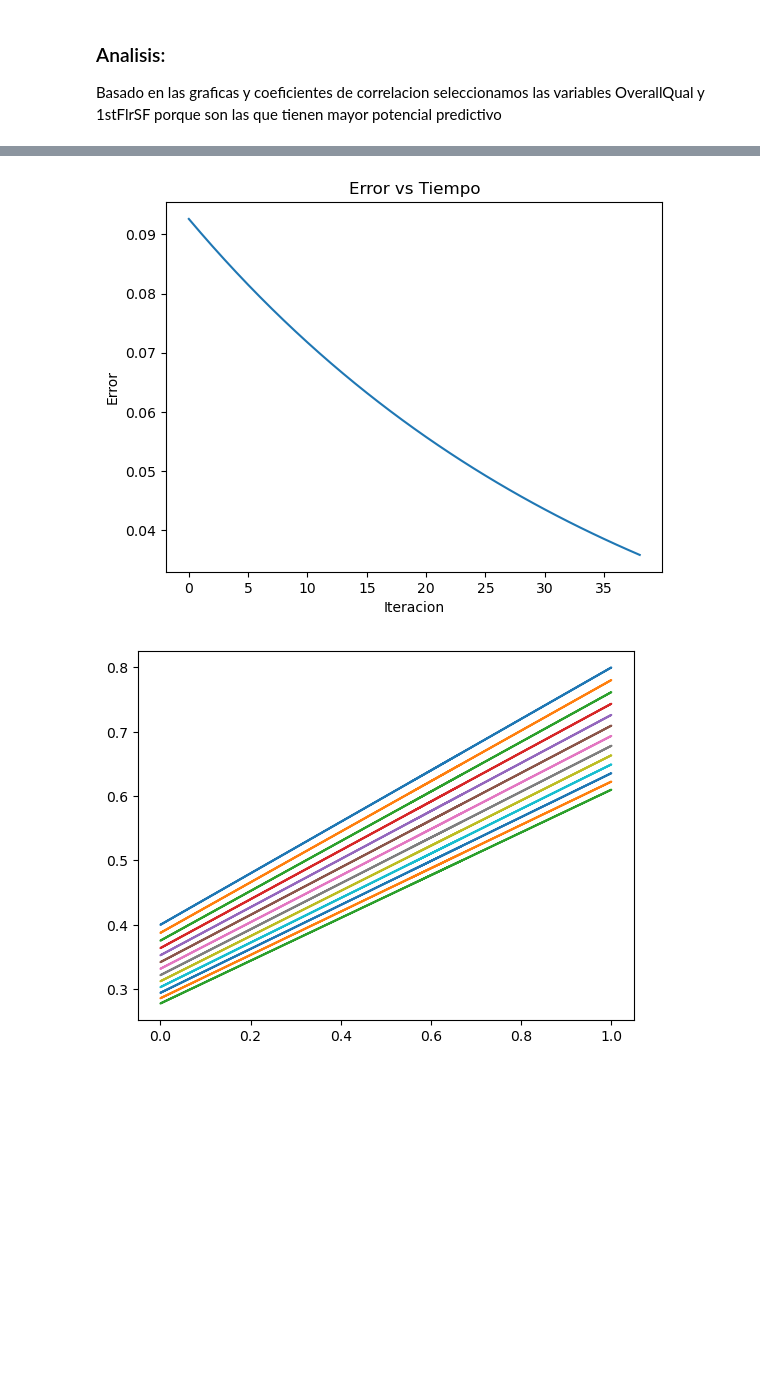
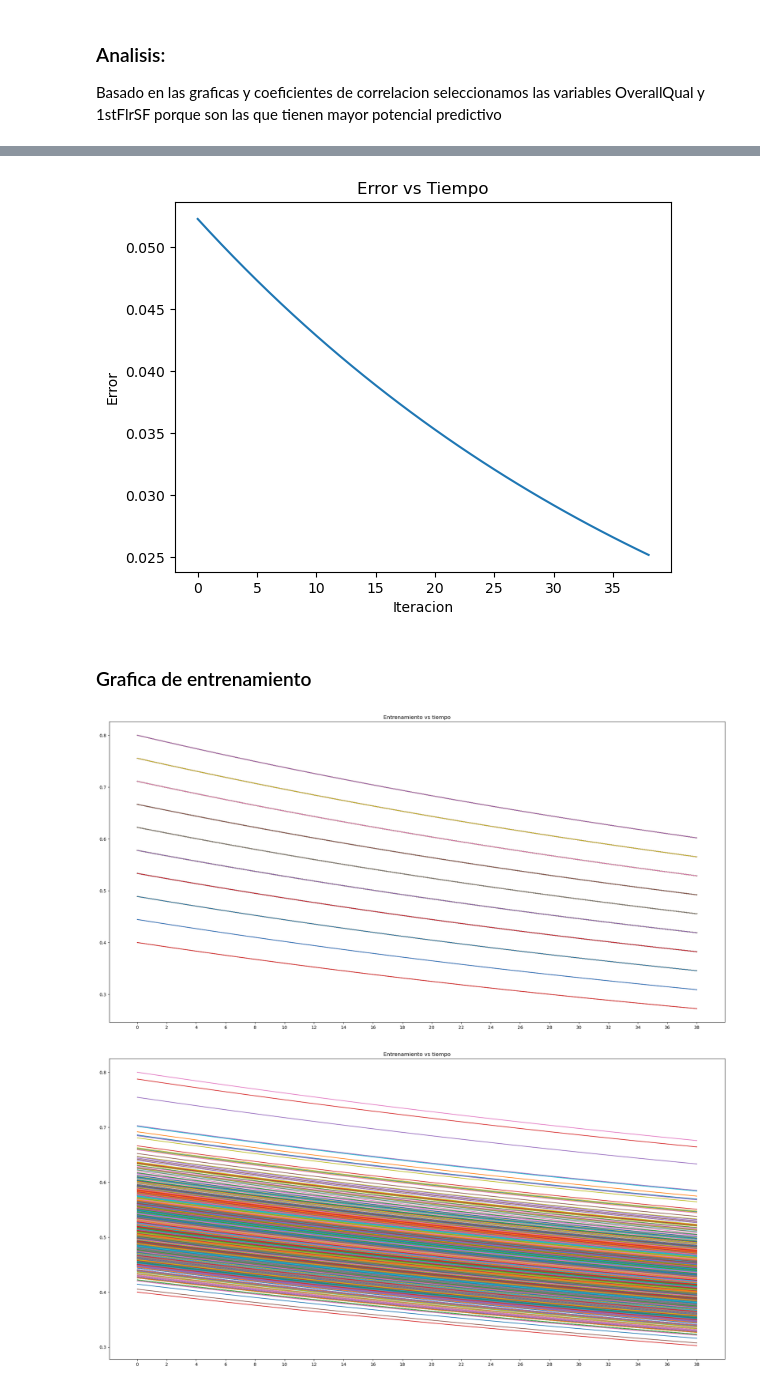
Before and after one commit to DanielP53/ciencia-datos-python-pj1, a Jupyter notebook: Proyecto.ipynb, the cells around one changed output, grey strips where cells are left out. Saved outputs shown, nothing was run; the diff lists cells and outputs as text; code cells hidden in the pictures; blank space fills up the shorter version.

```diff
--- a/Proyecto.ipynb
+++ b/Proyecto.ipynb
@@ -337,0 +360,2 @@ Error:  0.035860324609217176
+# %%
+entrenamiento_1stFlrSF, errores_1stFlrSF=modeloLineal().entrenar(df1['1stFlrSF'], df1['SalePrice'], 39, 2, 0.01)
@@ -338,20 +385,20 @@ Error:  0.035860324609217176
 # %%
-def graf_error(errores):
-	plt.plot(errores)
-	plt.xlabel('Iteracion')
-	plt.ylabel('Error')
-	plt.title('Error vs Tiempo')
-
-graf_error(errores)
+graf_error(errores_1stFlrSF)
 # %% [output]
-[figure, old version]
+[figure, new version]
+# %% [markdown]
+### Grafica de entrenamiento
 # %%
 def graf_entrenamiento(entrenamiento, n):
-  epocas=len(entrenamiento)
-  for i in range(0, epocas, n):
-    plt.plot(entrenamiento[i]['x'], entrenamiento[i]['prediccion'], label=f'Iteración {i}')
+	plt.figure(figsize=(20, 10))
+	plt.xticks(np.arange(0, len(entrenamiento), step=n))
+	plt.plot([entrenamiento[x]['prediccion'] for x in entrenamiento])
+	plt.tight_layout()
+	plt.title("Entrenamiento vs tiempo")
+	plt.show()
 
-
-graf_entrenamiento(entrenamiento, 3)
+graf_entrenamiento(entrenamiento_Overall, 2)
+graf_entrenamiento(entrenamiento_1stFlrSF,2)
 # %% [output]
-[figure, old version]
+[figure, new version]
+[figure, added]
```
Also changed, not shown: parts of 21 cells of this notebook.
